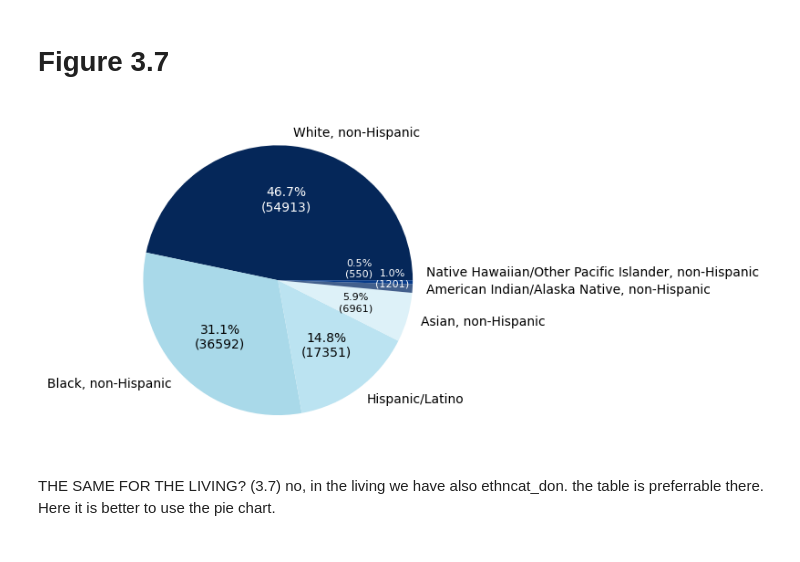
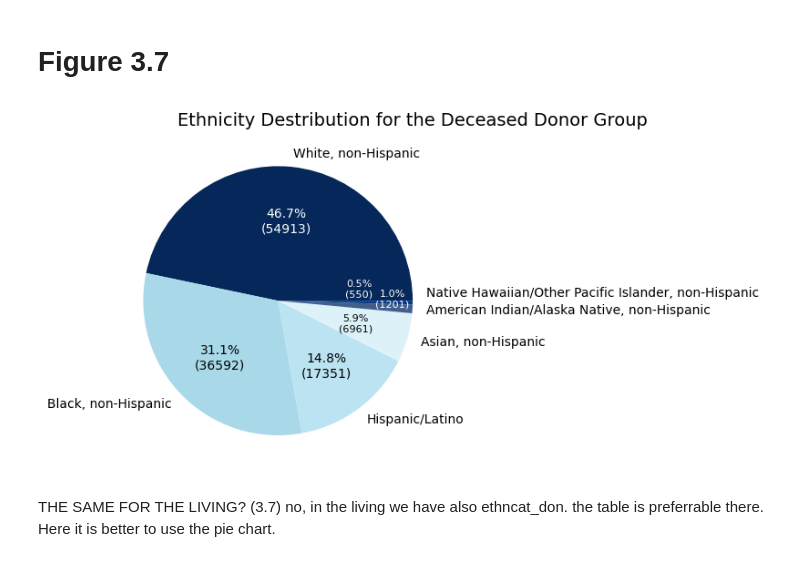
Before and after one commit to krllstdn/BachelorProject, a Jupyter notebook: Code/data_analysis.ipynb, the cells around one changed output. Drawn from its saved outputs; the diff is of its cells as text; code cells hidden in the pictures.

Commit message:
Chapter 3 fixed tables and figures

```diff
--- a/Code/data_analysis.ipynb
+++ b/Code/data_analysis.ipynb
@@ -155,16 +354,13 @@ import matplotlib.pyplot as plt
 colors = ["#052759", "#a9d9e9", "#063a89"]
 
 
-# Custom function to format the percentage text
 def custom_autopct(pct, allvalues):
     absolute = int(round(pct / 100.0 * sum(allvalues)))
     return "{:.1f}%\n({:d})".format(pct, absolute)
 
 
-# Create a figure and two subplots
 fig, (ax1, ax2) = plt.subplots(1, 2)
 
-# Plot on the first subplot
 deceased_counts = deceased["HCV_SEROSTATUS"].value_counts()
 wedges1, texts1, autotexts1 = ax1.pie(
     deceased_counts,
@@ -175,20 +371,18 @@ wedges1, texts1, autotexts1 = ax1.pie(
 )
 ax1.set_title("Deceased Donors")
 
-# Customize text properties for the first subplot
 for i, autotext in enumerate(autotexts1):
-    if i in [0, 2]:  # First and third category
+    if i in [0, 2]:
         autotext.set_color("white")
         autotext.set_position(
             (autotext.get_position()[0], autotext.get_position()[1] + 0.1)
-        )  # Adjust this to a color that contrasts well with your dark color
-    else:  # Second category
-        autotext.set_color("white")  # Assuming the second color is bright
+        )
+    else:
+        autotext.set_color("white")
         autotext.set_position(
             (autotext.get_position()[0], autotext.get_position()[1] - 0.1)
         )
 
-# Plot on the second subplot
 living_counts = living["HCV_SEROSTATUS"].value_counts()
 wedges2, texts2, autotexts2 = ax2.pie(
     living_counts,
@@ -198,20 +392,18 @@ wedges2, texts2, autotexts2 = ax2.pie(
 )
 ax2.set_title("Living Donors")
 
-# Customize text properties for the second subplot
 for i, autotext in enumerate(autotexts2):
-    if i in [0, 2]:  # First and third category
+    if i in [0, 2]:
         autotext.set_color("white")
         autotext.set_position(
             (autotext.get_position()[0], autotext.get_position()[1] + 0.1)
-        )  # Adjust this to a color that contrasts well with your dark color
-    else:  # Second category
-        autotext.set_color("white")  # Assuming the second color is bright
+        )
+    else:
+        autotext.set_color("white")
         autotext.set_position(
             (autotext.get_position()[0], autotext.get_position()[1] - 0.1)
         )
 
-# Adjust the layout and display the plot
 plt.tight_layout()
 plt.show()
 # %% [output]
@@ -340,6 +558,7 @@ colors = [
     "#063a89",
 ]
 deceased_counts = deceased["ETHCAT"].value_counts()
+ethcat_values = get_deceased_cat_feature_values("ETHCAT")
 patches, texts, autotexts = plt.pie(
     deceased_counts,
     labels=list(ethcat_values)[:-1],
@@ -352,36 +571,38 @@ total_texts = len(autotexts)
 
 for i, autotext in enumerate(autotexts):
     if i == 0:
         autotext.set_color("white")
-    elif i == total_texts - 1:  # Last category
+    elif i == total_texts - 1:
         autotext.set_color("white")
         autotext.set_fontsize(8)
         autotext.set_position(
             (autotext.get_position()[0], autotext.get_position()[1] + 0.1)
         )
     elif i == total_texts - 2:  # Second to last category
         autotext.set_color("white")
         autotext.set_fontsize(8)
         autotext.set_position(
             (autotext.get_position()[0] + 0.25, autotext.get_position()[1] + 0.05)
         )
     elif i == total_texts - 3:
         autotext.set_fontsize(8)
     elif i == total_texts - 4:
         autotext.set_fontsize(10)
     else:  # Other categories
         autotext.set_color("black")  # Assuming the default color for other categories
         if i == total_texts - 2:  # Second to last category
             autotext.set_position(
                 (autotext.get_position()[0], autotext.get_position()[1] - 0.2)
             )
 
 path = "../Thesis/Images/EDA/"
-plt.savefig(path + "ethncat-deceased-pie.pdf", bbox_inches='tight')
+plt.title("Ethnicity Destribution for the Deceased Donor Group", fontsize=14, loc="center")
+plt.gca().title.set_position([0.9, 1.05])
+plt.savefig(path + "ethncat-deceased-pie.pdf", bbox_inches="tight")
 
 plt.show()
 # %% [output]
-[figure, old version]
+[figure, new version]
 # %% [markdown]
 THE SAME FOR THE LIVING? (3.7) no, in the living we have also ethncat_don. the table is preferrable there. Here it is better to use the pie chart.
 # %% [markdown]
```
Also changed, not shown: parts of 45 cells of this notebook, 14 other files.
